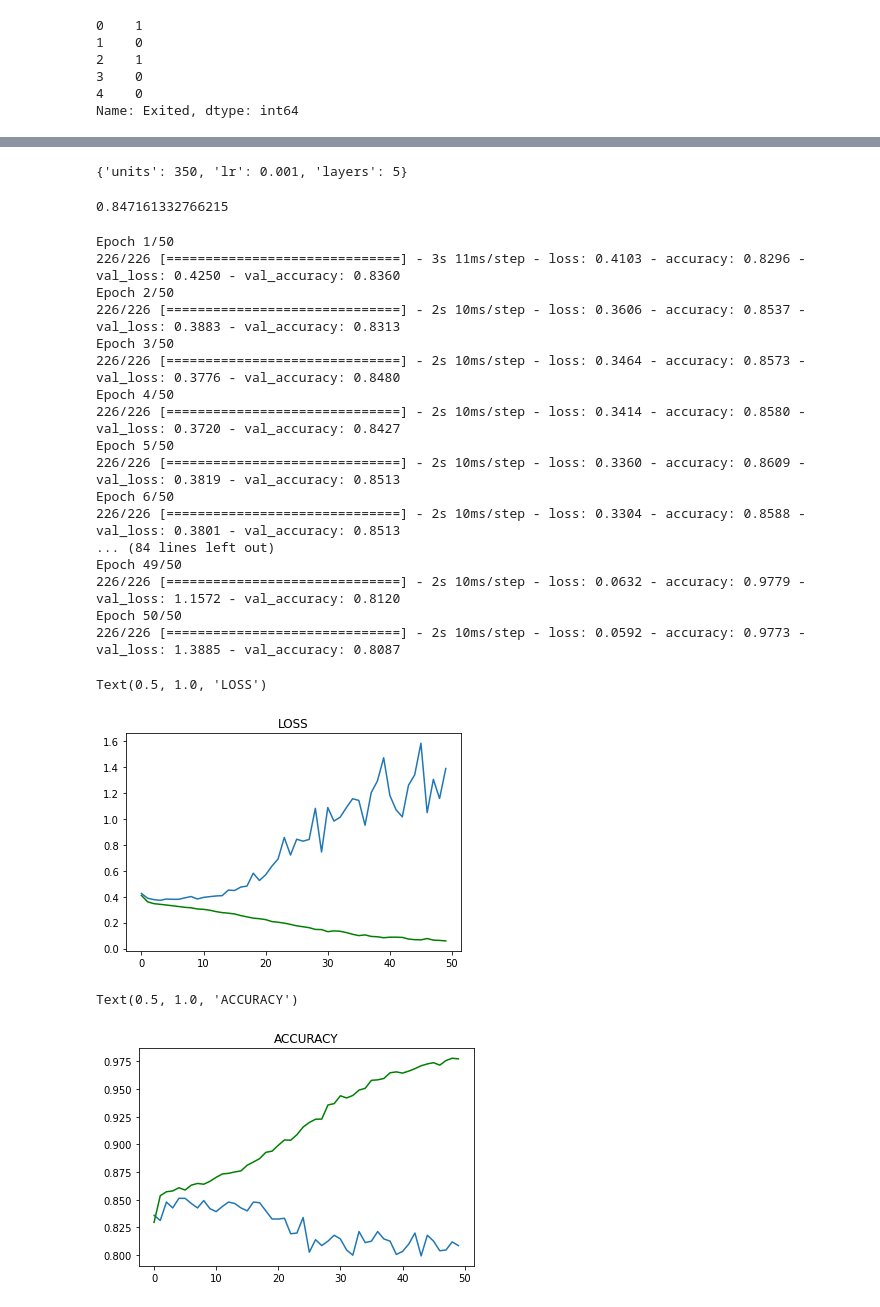
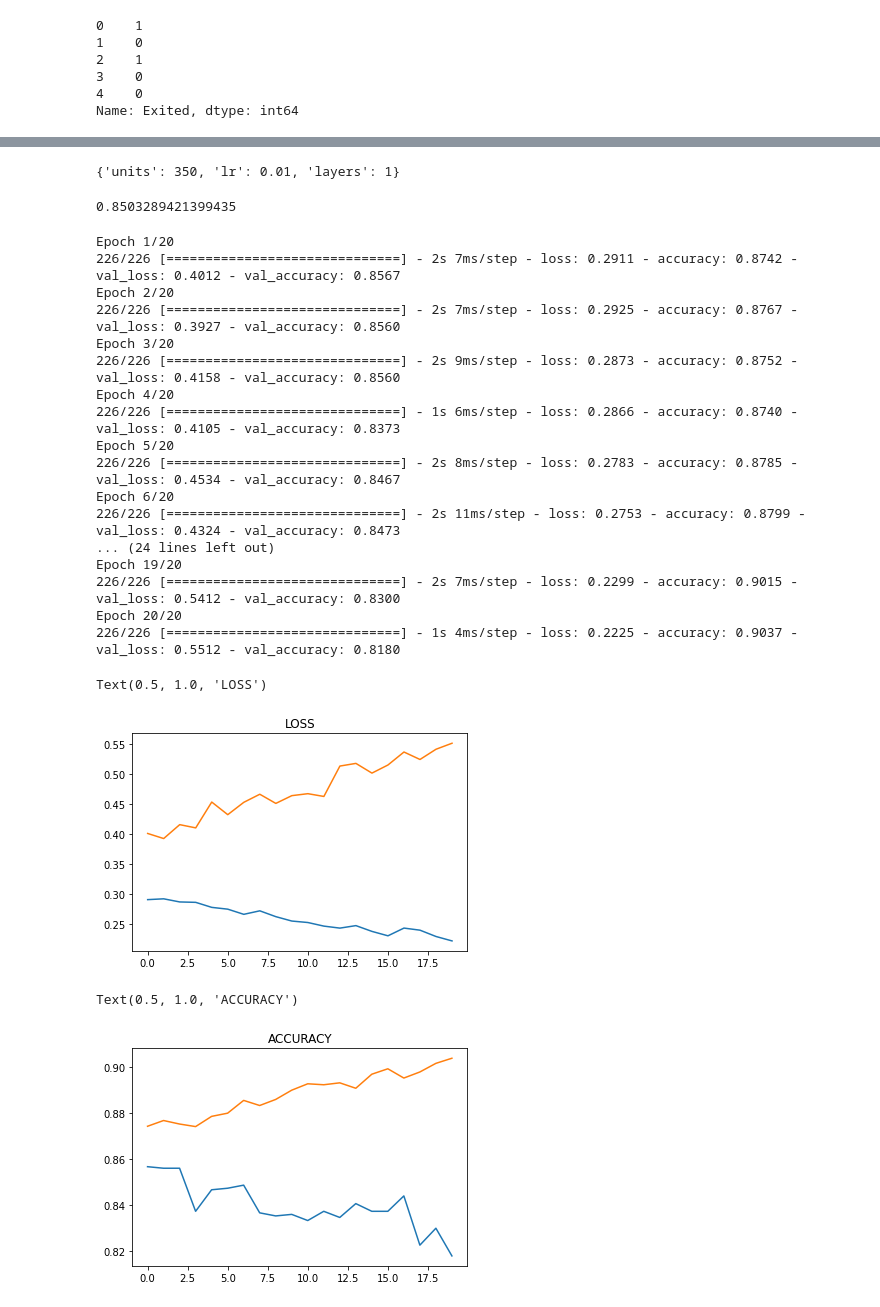
Before and after one commit to abhi-11nav/Churn-Model, a Jupyter notebook: Churn_Model.ipynb, the cells around one changed output, grey strips where cells are left out. Drawn from its saved outputs; the diff is of its cells as text; code cells hidden in the pictures.

```diff
--- a/Churn_Model.ipynb
+++ b/Churn_Model.ipynb
@@ -292,6 +292,6 @@ parameters = {
 # %%
 hyper_parameter_tuning = RandomizedSearchCV(classifier, parameters, n_iter = 8, cv=3)
 # %%
-history = hyper_parameter_tuning.fit(train_X, train_Y, epochs = 5, validation_data=(valid_X, valid_Y),callbacks = [keras.callbacks.EarlyStopping(patience=10)])
+history = hyper_parameter_tuning.fit(train_X, train_Y, epochs = 5, validation_data=(valid_X, valid_Y))
 # %% [output]
 Epoch 1/5
@@ -314,46 +314,46 @@ Epoch 5/5
 # %%
 history.best_params_
 # %% [output]
-{'units': 350, 'lr': 0.001, 'layers': 5}
+{'units': 350, 'lr': 0.01, 'layers': 1}
 # %%
 history.best_score_
 # %% [output]
-0.847161332766215
+0.8503289421399435
 # %%
-final_model = history.best_estimator_
+final_model = history.best_estimator_.model
 # %%
-model_history = final_model.fit(train_X, train_Y, epochs = 50, validation_data = (test_X, test_Y))
+model_history = final_model.fit(train_X, train_Y, validation_data=(test_X, test_Y), epochs=20)
 # %% [output]
-Epoch 1/50
-226/226 [==============================] - 3s 11ms/step - loss: 0.4103 - accuracy: 0.8296 - val_loss: 0.4250 - val_accuracy: 0.8360
-Epoch 2/50
-226/226 [==============================] - 2s 10ms/step - loss: 0.3606 - accuracy: 0.8537 - val_loss: 0.3883 - val_accuracy: 0.8313
-Epoch 3/50
-226/226 [==============================] - 2s 10ms/step - loss: 0.3464 - accuracy: 0.8573 - val_loss: 0.3776 - val_accuracy: 0.8480
-Epoch 4/50
-226/226 [==============================] - 2s 10ms/step - loss: 0.3414 - accuracy: 0.8580 - val_loss: 0.3720 - val_accuracy: 0.8427
-Epoch 5/50
-226/226 [==============================] - 2s 10ms/step - loss: 0.3360 - accuracy: 0.8609 - val_loss: 0.3819 - val_accuracy: 0.8513
-Epoch 6/50
-226/226 [==============================] - 2s 10ms/step - loss: 0.3304 - accuracy: 0.8588 - val_loss: 0.3801 - val_accuracy: 0.8513
-... (84 lines left out)
-Epoch 49/50
-226/226 [==============================] - 2s 10ms/step - loss: 0.0632 - accuracy: 0.9779 - val_loss: 1.1572 - val_accuracy: 0.8120
-Epoch 50/50
-226/226 [==============================] - 2s 10ms/step - loss: 0.0592 - accuracy: 0.9773 - val_loss: 1.3885 - val_accuracy: 0.8087
+Epoch 1/20
+226/226 [==============================] - 2s 7ms/step - loss: 0.2911 - accuracy: 0.8742 - val_loss: 0.4012 - val_accuracy: 0.8567
+Epoch 2/20
+226/226 [==============================] - 2s 7ms/step - loss: 0.2925 - accuracy: 0.8767 - val_loss: 0.3927 - val_accuracy: 0.8560
+Epoch 3/20
+226/226 [==============================] - 2s 9ms/step - loss: 0.2873 - accuracy: 0.8752 - val_loss: 0.4158 - val_accuracy: 0.8560
+Epoch 4/20
+226/226 [==============================] - 1s 6ms/step - loss: 0.2866 - accuracy: 0.8740 - val_loss: 0.4105 - val_accuracy: 0.8373
+Epoch 5/20
+226/226 [==============================] - 2s 8ms/step - loss: 0.2783 - accuracy: 0.8785 - val_loss: 0.4534 - val_accuracy: 0.8467
+Epoch 6/20
+226/226 [==============================] - 2s 11ms/step - loss: 0.2753 - accuracy: 0.8799 - val_loss: 0.4324 - val_accuracy: 0.8473
+... (24 lines left out)
+Epoch 19/20
+226/226 [==============================] - 2s 7ms/step - loss: 0.2299 - accuracy: 0.9015 - val_loss: 0.5412 - val_accuracy: 0.8300
+Epoch 20/20
+226/226 [==============================] - 1s 4ms/step - loss: 0.2225 - accuracy: 0.9037 - val_loss: 0.5512 - val_accuracy: 0.8180
 # %%
 # Plotting the accuracies and losses for valdiation and training data
 
-plt.plot(model_history.history["loss"], color = "green")
+plt.plot(model_history.history["loss"])
 plt.plot(model_history.history["val_loss"])
 plt.title("LOSS")
 # %% [output]
 Text(0.5, 1.0, 'LOSS')
-[figure, old version]
+[figure, new version]
 # %%
 plt.plot(model_history.history["val_accuracy"])
-plt.plot(model_history.history["accuracy"], color="green")
+plt.plot(model_history.history["accuracy"])
 plt.title("ACCURACY")
 # %% [output]
 Text(0.5, 1.0, 'ACCURACY')
-[figure, old version]
+[figure, new version]
```
Also changed, not shown: parts of 5 cells of this notebook.
